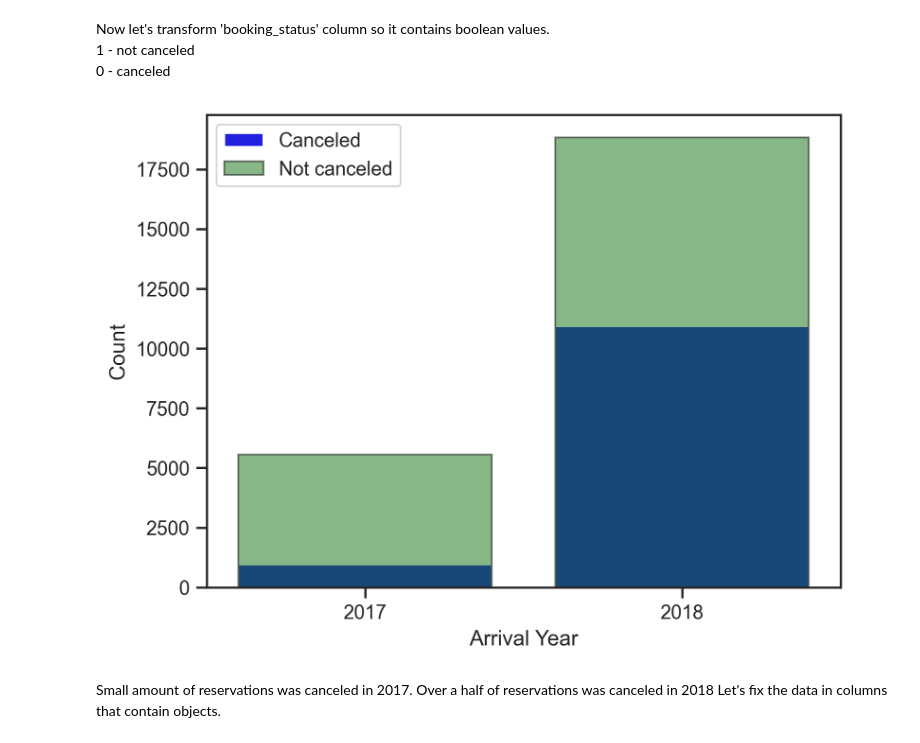
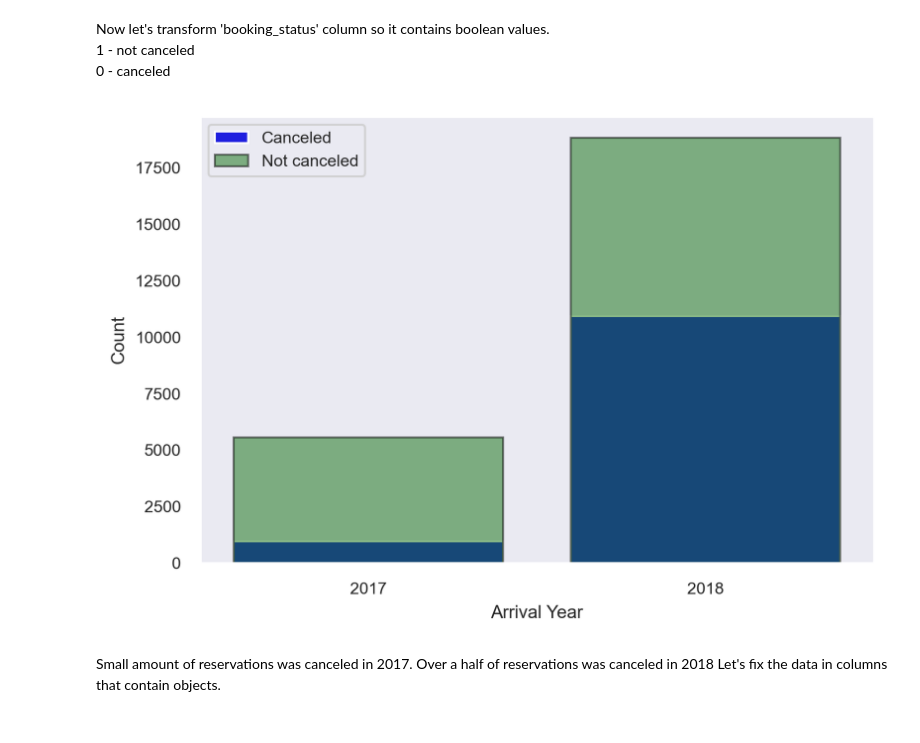
Before and after one commit to mateuszel/Hotel-Reservations-ML, a Jupyter notebook: eda.ipynb, the cells around one changed output. Drawn from its saved outputs; the diff is of its cells as text; code cells hidden in the pictures.

```diff
--- a/eda.ipynb
+++ b/eda.ipynb
@@ -7,9 +7,10 @@ import seaborn as sns
 import numpy as np
 import random
 
-sns.set(rc={"figure.dpi":300, 'savefig.dpi':300})
-sns.set_context('notebook')
-sns.set_style("ticks")
+sns.set(rc={"figure.dpi":300, 'savefig.dpi':300, 'figure.figsize':(6, 4)})
+sns.set_context('notebook', font_scale=0.75)
+sns.set_style("darkgrid")
+sns.set
 
 random.seed(997)
 df = pd.read_csv('hotel-reservations.csv')
@@ -65,18 +66,19 @@ for index, row in df.iterrows():
     else:
         df.at[index, 'booking_status'] = 1
 # %%
+sns.set_style('dark')
 pivot_table1 = pd.pivot_table(data=df[df['booking_status']==1], values='booking_status', index='arrival_year', aggfunc='sum')
 pivot_table0 = pd.pivot_table(data=df[df['booking_status']==0], values='booking_status', index='arrival_year', aggfunc='count')
 pivot_table1.reset_index()
 pivot_table0.reset_index()
 sns.barplot(data=pivot_table0, x='arrival_year', y='booking_status', color='blue', label='Canceled')
 sns.barplot(data=pivot_table1, x='arrival_year', y='booking_status', color='green', label='Not canceled', alpha=0.5, edgecolor='black')
 plt.xlabel('Arrival Year')
 plt.ylabel('Count')
 plt.legend()
 plt.show()
 # %% [output]
-[figure, old version]
+[figure, new version]
 # %% [markdown]
 Small amount of reservations was canceled in 2017. Over a half of reservations was canceled in 2018
 Let's fix the data in columns that contain objects.
```
Also changed, not shown: parts of 10 cells of this notebook, 1 other file.
